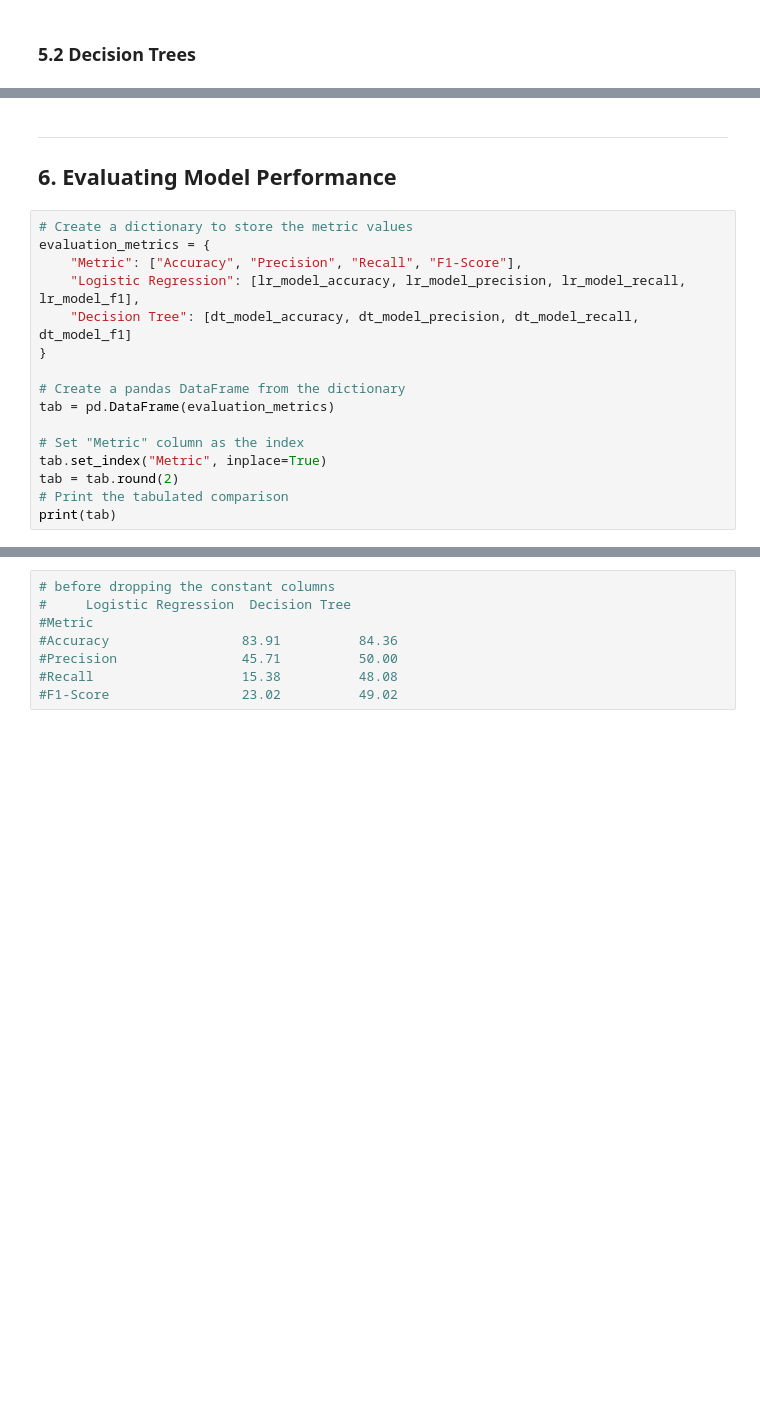
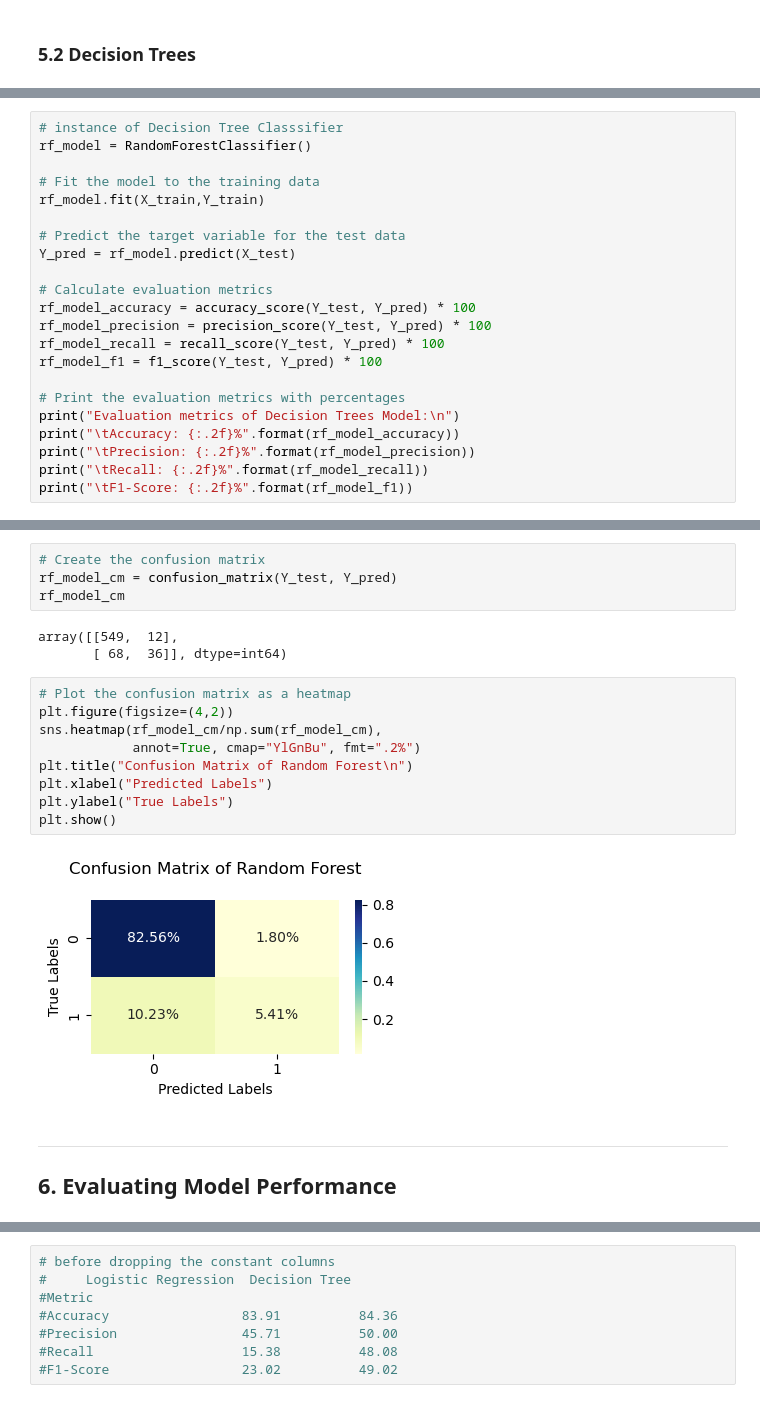
Before and after one commit to Kiran0R0Patil/exploratory-data-analysis-1, a Jupyter notebook: marketing_campaign_analysis.ipynb, the cells around one changed output, grey strips where cells are left out. Cells and saved outputs as stored; diff of their text form; blank space fills up the shorter version.

Commit message:
3rd model random forest completed

```diff
--- a/marketing_campaign_analysis.ipynb
+++ b/marketing_campaign_analysis.ipynb
@@ -798,0 +853,22 @@ plt.show()
+# %%
+# instance of Decision Tree Classsifier
+rf_model = RandomForestClassifier()
+
+# Fit the model to the training data
+rf_model.fit(X_train,Y_train)
+
+# Predict the target variable for the test data
+Y_pred = rf_model.predict(X_test)
+
+# Calculate evaluation metrics
+rf_model_accuracy = accuracy_score(Y_test, Y_pred) * 100
+rf_model_precision = precision_score(Y_test, Y_pred) * 100
+rf_model_recall = recall_score(Y_test, Y_pred) * 100
+rf_model_f1 = f1_score(Y_test, Y_pred) * 100
+
+# Print the evaluation metrics with percentages
+print("Evaluation metrics of Decision Trees Model:\n")
+print("\tAccuracy: {:.2f}%".format(rf_model_accuracy))
+print("\tPrecision: {:.2f}%".format(rf_model_precision))
+print("\tRecall: {:.2f}%".format(rf_model_recall))
+print("\tF1-Score: {:.2f}%".format(rf_model_f1))
@@ -799,19 +893,21 @@ plt.show()
+# %%
+# Create the confusion matrix
+rf_model_cm = confusion_matrix(Y_test, Y_pred)
+rf_model_cm
+# %% [output]
+array([[549,  12],
+       [ 68,  36]], dtype=int64)
+# %%
+# Plot the confusion matrix as a heatmap
+plt.figure(figsize=(4,2))
+sns.heatmap(rf_model_cm/np.sum(rf_model_cm),
+            annot=True, cmap="YlGnBu", fmt=".2%")
+plt.title("Confusion Matrix of Random Forest\n")
+plt.xlabel("Predicted Labels")
+plt.ylabel("True Labels")
+plt.show()
+# %% [output]
+[figure, added]
 # %% [markdown]
 ___
 ## 6. Evaluating  Model Performance
-# %%
-# Create a dictionary to store the metric values
-evaluation_metrics = {
-    "Metric": ["Accuracy", "Precision", "Recall", "F1-Score"],
-    "Logistic Regression": [lr_model_accuracy, lr_model_precision, lr_model_recall, lr_model_f1],
-    "Decision Tree": [dt_model_accuracy, dt_model_precision, dt_model_recall, dt_model_f1]
-}
-
-# Create a pandas DataFrame from the dictionary
-tab = pd.DataFrame(evaluation_metrics)
-
-# Set "Metric" column as the index
-tab.set_index("Metric", inplace=True)
-tab = tab.round(2)
-# Print the tabulated comparison
-print(tab)
```
Also changed, not shown: parts of 16 cells of this notebook, 1 other file.
